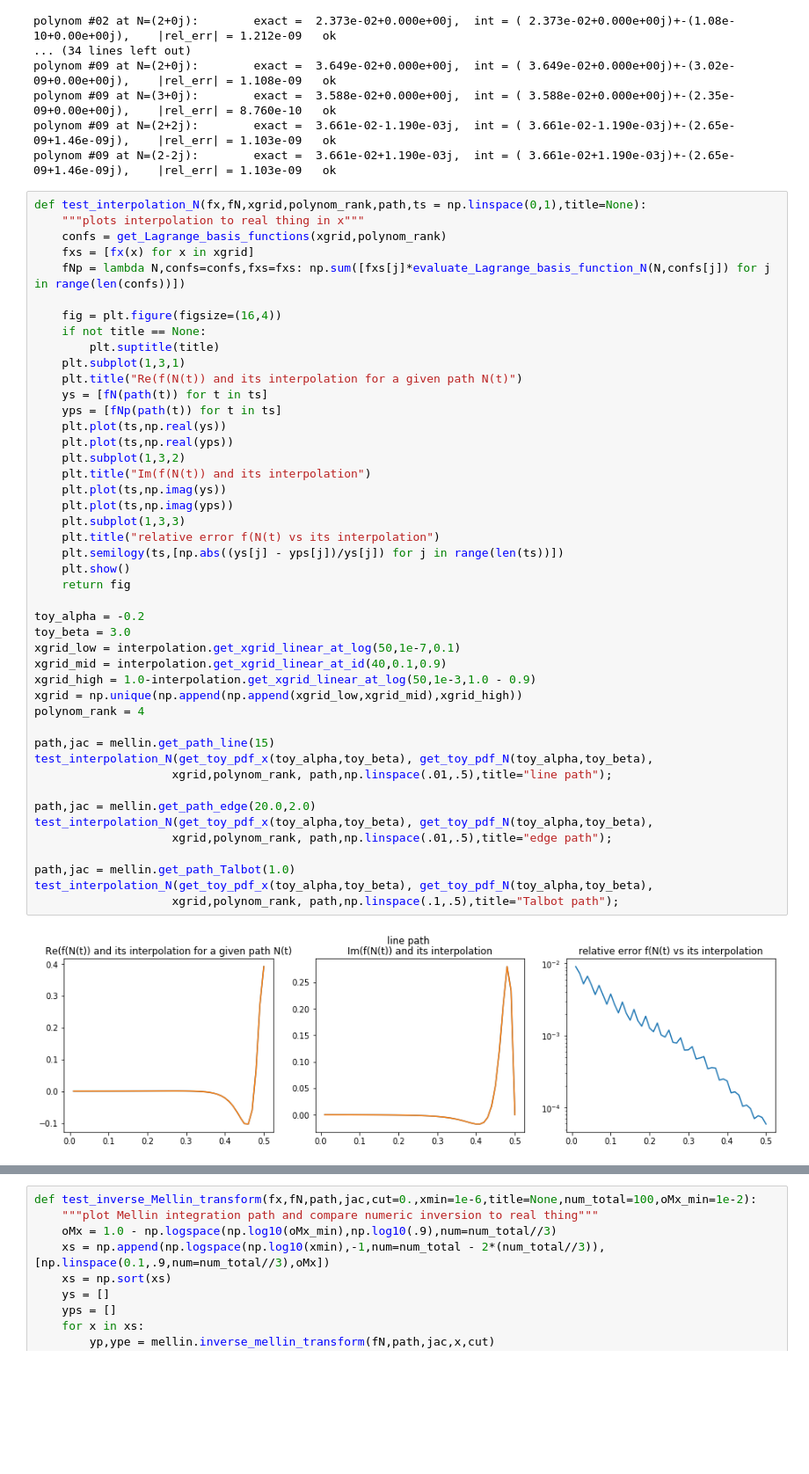
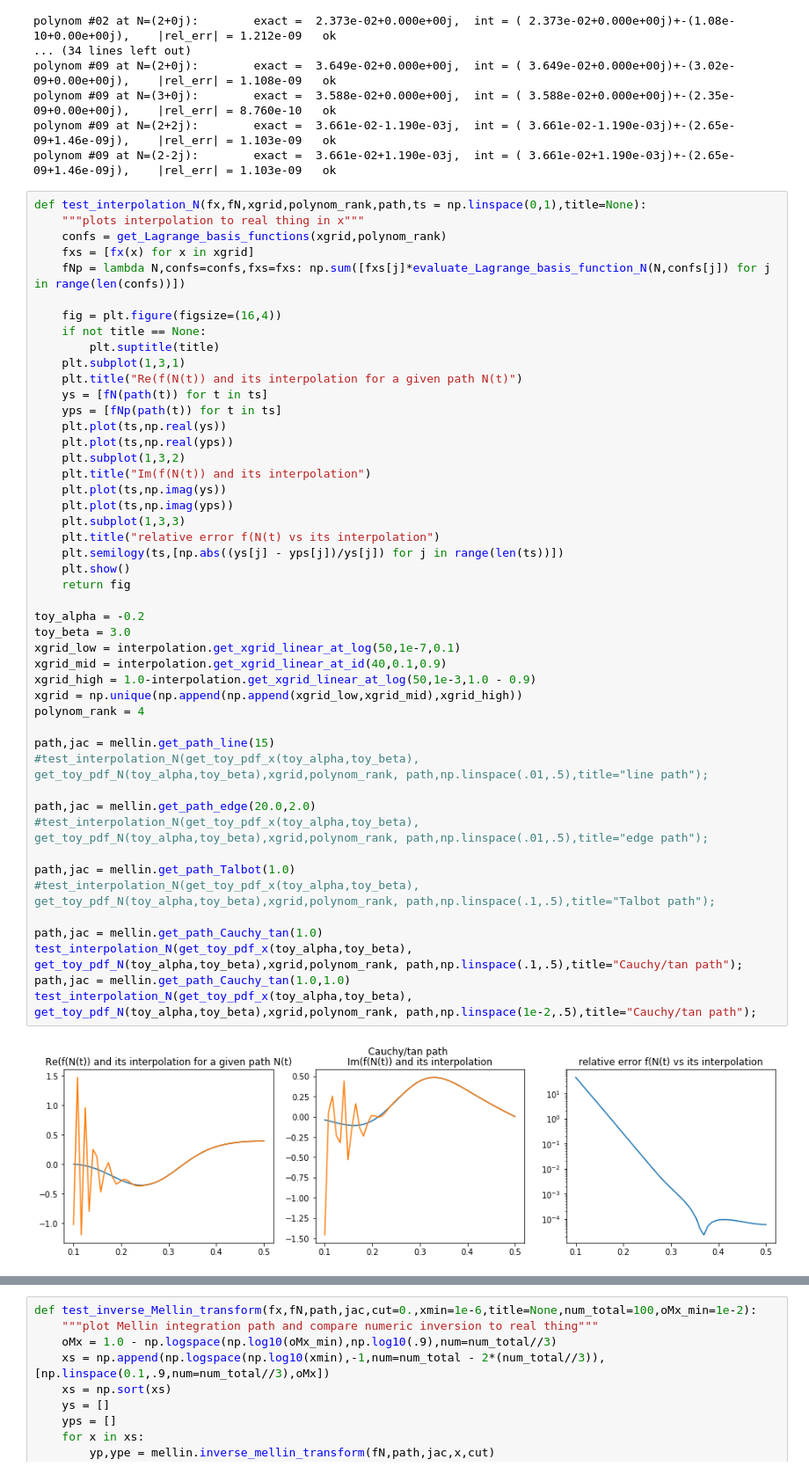
Before and after one commit to NNPDF/eko, a Jupyter notebook: jupyter/interpolation2.ipynb, the cells around one changed output, grey strips where cells are left out. Shown: that part at 88% size. Cells and saved outputs as stored; diff of their text form; blank space fills up the shorter version.

Commit message:
try new path, play with config, try to benchmark

```diff
--- a/jupyter/interpolation2.ipynb
+++ b/jupyter/interpolation2.ipynb
@@ -236,37 +236,39 @@ def test_interpolation_N(fx,fN,xgrid,polynom_rank,path,ts = np.linspace(0,1),tit
     plt.subplot(1,3,1)
     plt.title("Re(f(N(t)) and its interpolation for a given path N(t)")
     ys = [fN(path(t)) for t in ts]
     yps = [fNp(path(t)) for t in ts]
     plt.plot(ts,np.real(ys))
     plt.plot(ts,np.real(yps))
     plt.subplot(1,3,2)
     plt.title("Im(f(N(t)) and its interpolation")
     plt.plot(ts,np.imag(ys))
     plt.plot(ts,np.imag(yps))
     plt.subplot(1,3,3)
     plt.title("relative error f(N(t) vs its interpolation")
     plt.semilogy(ts,[np.abs((ys[j] - yps[j])/ys[j]) for j in range(len(ts))])
     plt.show()
     return fig
 
 toy_alpha = -0.2
 toy_beta = 3.0
 xgrid_low = interpolation.get_xgrid_linear_at_log(50,1e-7,0.1)
 xgrid_mid = interpolation.get_xgrid_linear_at_id(40,0.1,0.9)
 xgrid_high = 1.0-interpolation.get_xgrid_linear_at_log(50,1e-3,1.0 - 0.9)
 xgrid = np.unique(np.append(np.append(xgrid_low,xgrid_mid),xgrid_high))
 polynom_rank = 4
 
 path,jac = mellin.get_path_line(15)
-test_interpolation_N(get_toy_pdf_x(toy_alpha,toy_beta), get_toy_pdf_N(toy_alpha,toy_beta),
-                    xgrid,polynom_rank, path,np.linspace(.01,.5),title="line path");
+#test_interpolation_N(get_toy_pdf_x(toy_alpha,toy_beta), get_toy_pdf_N(toy_alpha,toy_beta),xgrid,polynom_rank, path,np.linspace(.01,.5),title="line path");
 
 path,jac = mellin.get_path_edge(20.0,2.0)
-test_interpolation_N(get_toy_pdf_x(toy_alpha,toy_beta), get_toy_pdf_N(toy_alpha,toy_beta),
-                    xgrid,polynom_rank, path,np.linspace(.01,.5),title="edge path");
+#test_interpolation_N(get_toy_pdf_x(toy_alpha,toy_beta), get_toy_pdf_N(toy_alpha,toy_beta),xgrid,polynom_rank, path,np.linspace(.01,.5),title="edge path");
 
 path,jac = mellin.get_path_Talbot(1.0)
-test_interpolation_N(get_toy_pdf_x(toy_alpha,toy_beta), get_toy_pdf_N(toy_alpha,toy_beta),
-                    xgrid,polynom_rank, path,np.linspace(.1,.5),title="Talbot path");
+#test_interpolation_N(get_toy_pdf_x(toy_alpha,toy_beta), get_toy_pdf_N(toy_alpha,toy_beta),xgrid,polynom_rank, path,np.linspace(.1,.5),title="Talbot path");
+
+path,jac = mellin.get_path_Cauchy_tan(1.0)
+test_interpolation_N(get_toy_pdf_x(toy_alpha,toy_beta), get_toy_pdf_N(toy_alpha,toy_beta),xgrid,polynom_rank, path,np.linspace(.1,.5),title="Cauchy/tan path");
+path,jac = mellin.get_path_Cauchy_tan(1.0,1.0)
+test_interpolation_N(get_toy_pdf_x(toy_alpha,toy_beta), get_toy_pdf_N(toy_alpha,toy_beta),xgrid,polynom_rank, path,np.linspace(1e-2,.5),title="Cauchy/tan path");
 # %% [output]
-[figure, old version]
+[figure, new version]
```
Also changed, not shown: parts of 2 cells of this notebook, 3 other files.
